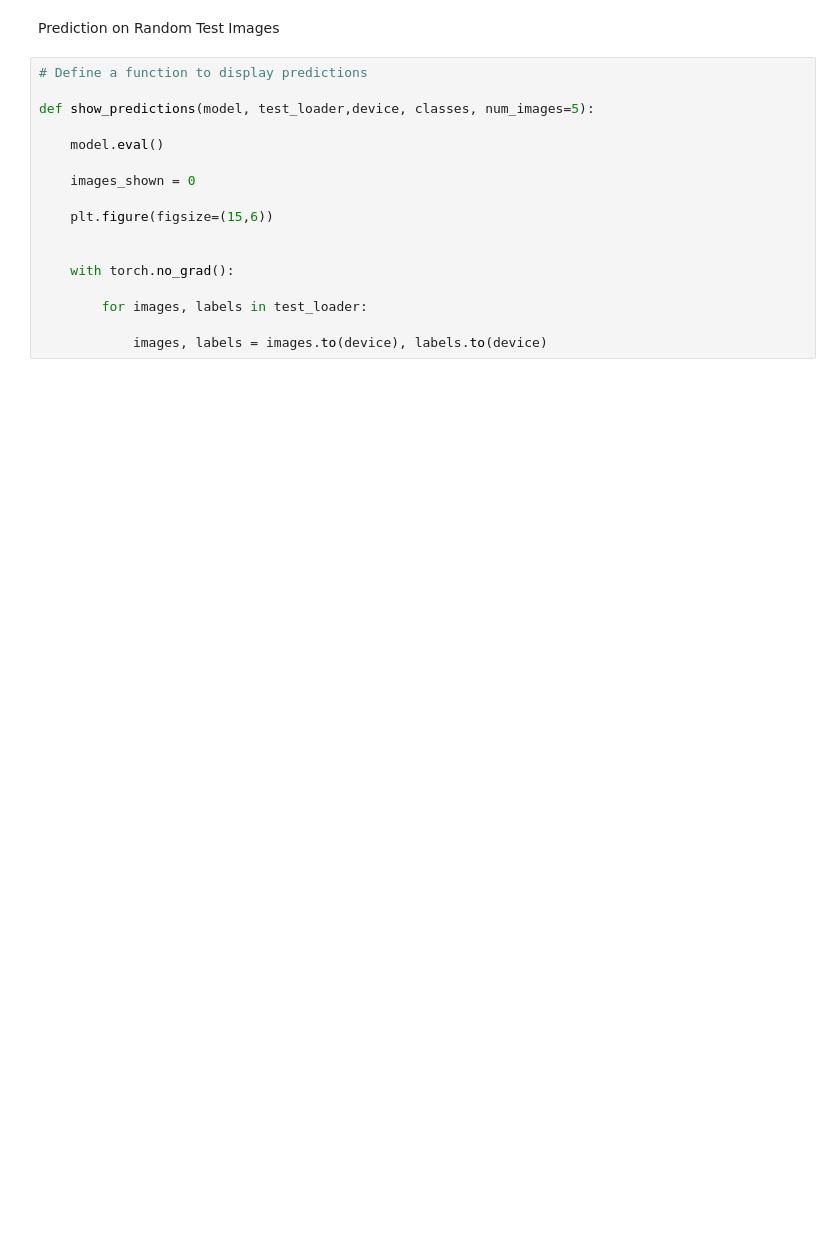
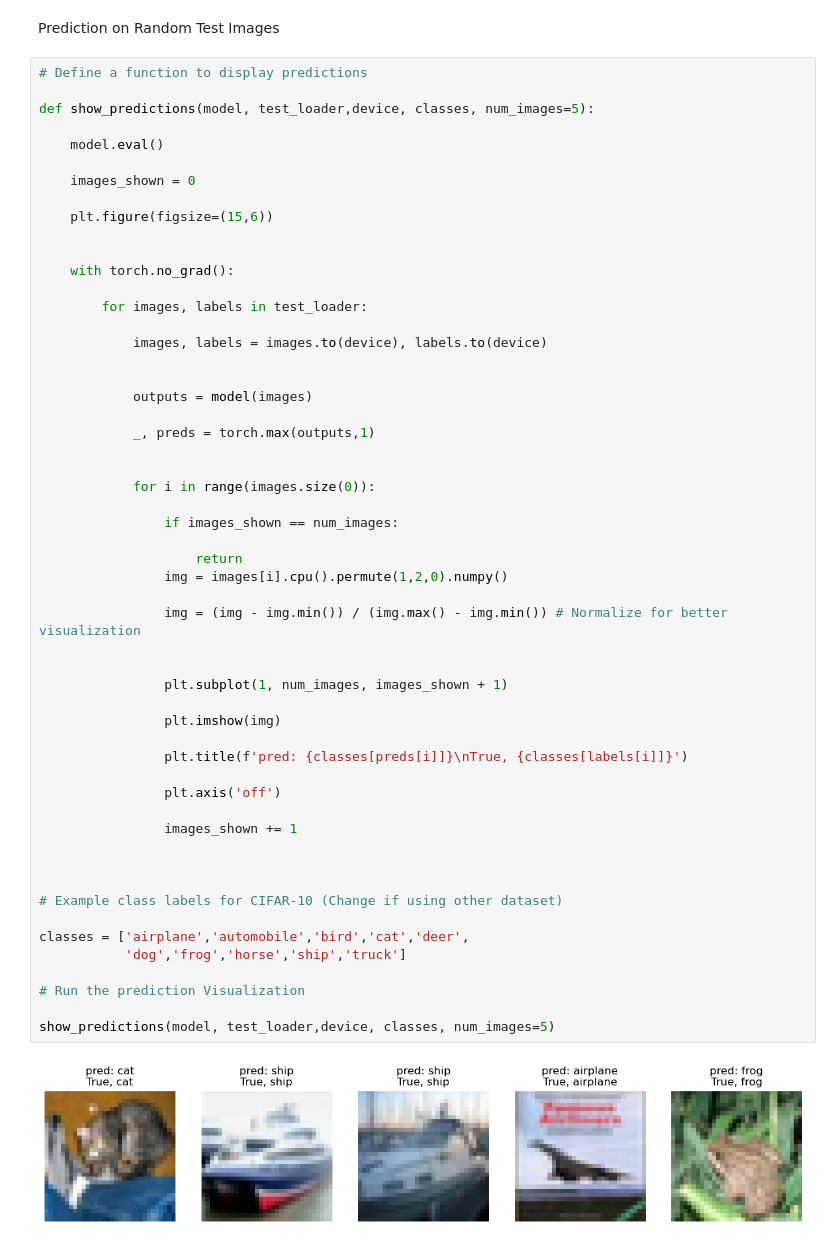
Before and after one commit to vishnuas22/Deep-Learning, a Jupyter notebook: 33.03 Custom CNN For CIFAR-10.ipynb, the cells around one changed output. Saved outputs shown, nothing was run; the diff lists cells and outputs as text; blank space fills up the shorter version.

```diff
--- a/33.03 Custom CNN For CIFAR-10.ipynb
+++ b/33.03 Custom CNN For CIFAR-10.ipynb
@@ -258,19 +261,58 @@ plt.show()
 # %% [markdown]
 Prediction on Random Test Images
-# %%
-# Define a function to display predictions
-
-def show_predictions(model, test_loader,device, classes, num_images=5):
-
-    model.eval()
-
-    images_shown = 0
-
-    plt.figure(figsize=(15,6))
-
-
-    with torch.no_grad():
-
-        for images, labels in test_loader:
-
-            images, labels = images.to(device), labels.to(device)
+# %%
+# Define a function to display predictions
+
+def show_predictions(model, test_loader,device, classes, num_images=5):
+
+    model.eval()
+
+    images_shown = 0
+
+    plt.figure(figsize=(15,6))
+
+
+    with torch.no_grad():
+
+        for images, labels in test_loader:
+
+            images, labels = images.to(device), labels.to(device)
+
+
+            outputs = model(images)
+
+            _, preds = torch.max(outputs,1)
+
+
+            for i in range(images.size(0)):
+
+                if images_shown == num_images:
+
+                    return
+                img = images[i].cpu().permute(1,2,0).numpy()
+
+                img = (img - img.min()) / (img.max() - img.min()) # Normalize for better visualization
+
+
+                plt.subplot(1, num_images, images_shown + 1)
+
+                plt.imshow(img)
+
+                plt.title(f'pred: {classes[preds[i]]}\nTrue, {classes[labels[i]]}')
+
+                plt.axis('off')
+
+                images_shown += 1
+
+
+
+# Example class labels for CIFAR-10 (Change if using other dataset)
+
+classes = ['airplane','automobile','bird','cat','deer',
+           'dog','frog','horse','ship','truck']
+
+# Run the prediction Visualization
+
+show_predictions(model, test_loader,device, classes, num_images=5)
+# %% [output]
+[figure, added]
```
Also changed, not shown: parts of 4 cells of this notebook.
